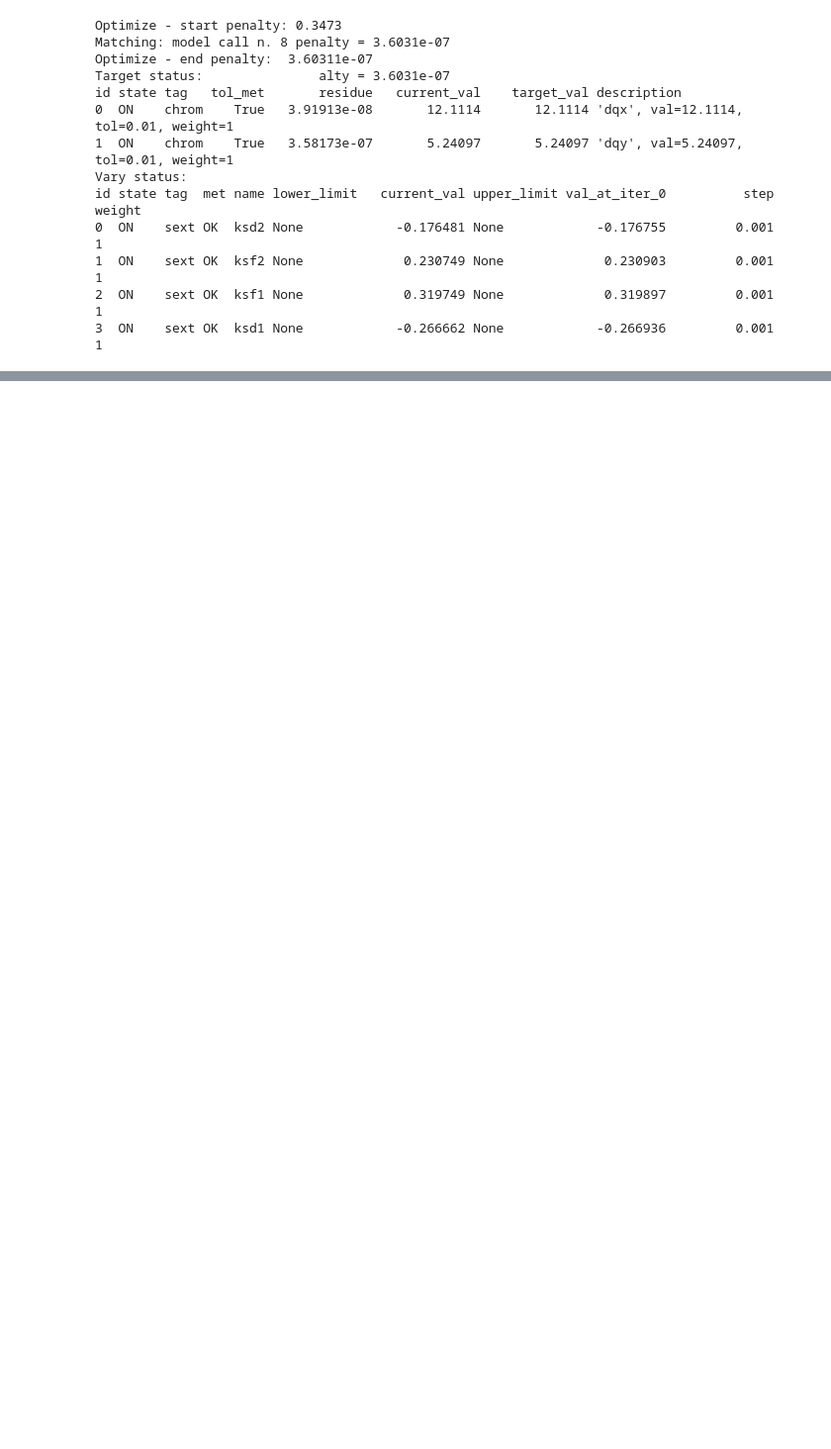
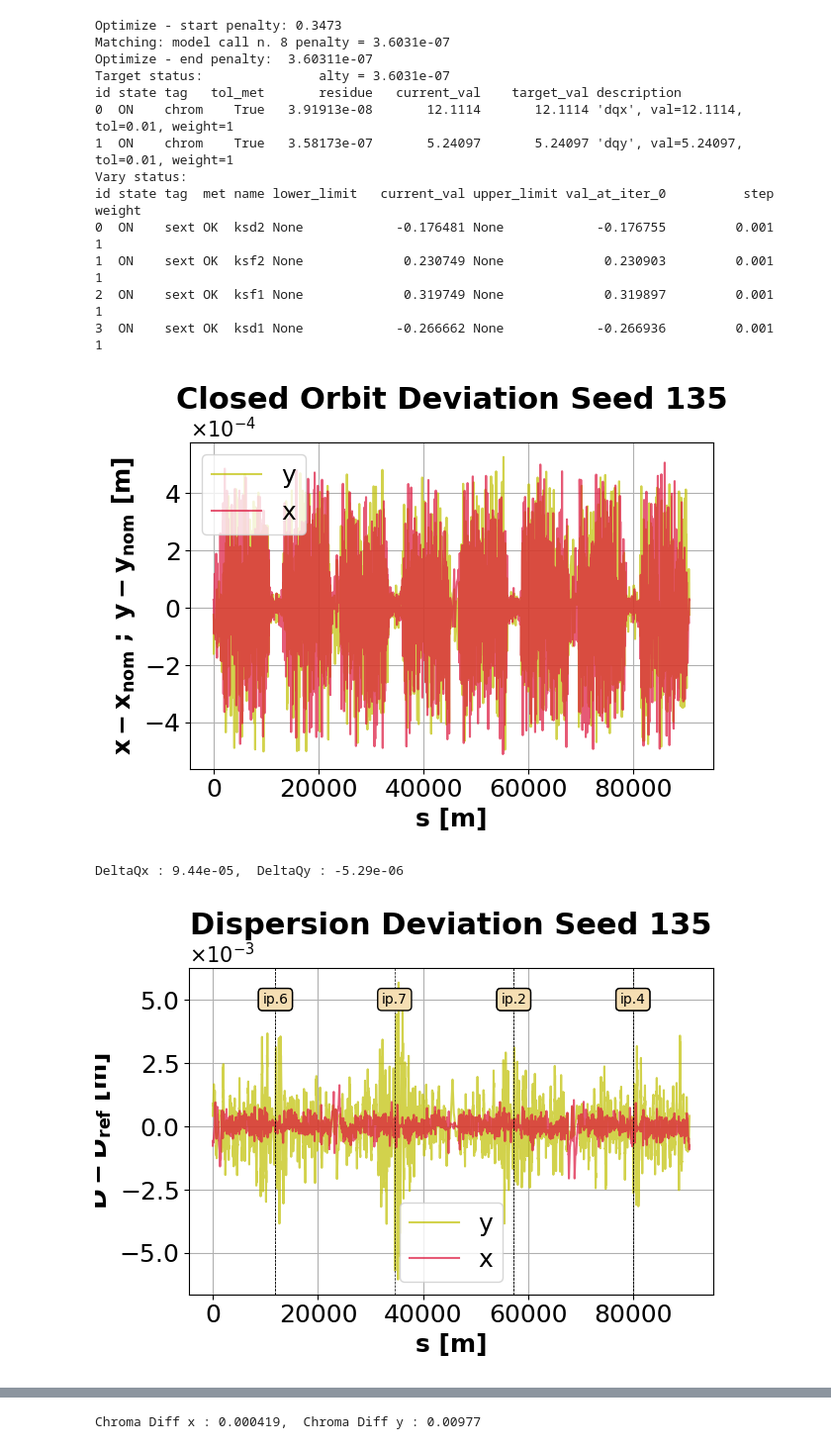
Before and after one commit to gkatsane/Cern-Technical-Student, a Jupyter notebook: LCC_Optics_Example.ipynb, the cells around one changed output, grey strips where cells are left out. Shown at 99% size. Drawn from its saved outputs; the diff is of its cells as text; code cells hidden in the pictures; blank space fills up the shorter version.

```diff
--- a/LCC_Optics_Example.ipynb
+++ b/LCC_Optics_Example.ipynb
@@ -312,49 +312,15 @@ id state tag  met name lower_limit   current_val upper_limit val_at_iter_0
 2  ON    sext OK  ksf1 None             0.319749 None             0.319897         0.001             1
 3  ON    sext OK  ksd1 None            -0.266662 None            -0.266936         0.001             1
 # %%
-# #Plotting function to examine the results
-# x,y=fn.closed_orbit_vs_s(tw_ref,  tw_optics_skew,  outline=None)
-# print(f'DeltaQx : {(tw_ref.qx-tw_optics_skew.qx):.3g},  DeltaQy : {(tw_ref.qy-tw_optics_skew.qy):.3g}')
-# dx_rms,dy_rms=fn.dispersion_deviation_vs_s(tw_ref, tw_optics_skew)
-# betx_rms,bety_rms=fn.beta_beating_vs_s(tw_ref, tw_optics_skew, zoom=None)
-# coupling_rms_re,coupling_rms_im=fn.coupling_vs_s(tw_optics_skew)
-# rdt_rms = fn.coupling_rdt_single(tw_optics_skew)
-# print(f'Chroma Diff x : {(tw_ref.dqx-tw_optics_skew.dqx):.3g},  Chroma Diff y : {(tw_ref.dqy-tw_optics_skew.dqy):.3g}')
-
-
-import numpy as np
-import matplotlib.pyplot as plt
-
-# Compute singular values
-_, s_normal, _ = np.linalg.svd(response, full_matrices=False)
-_, s_skew, _ = np.linalg.svd(response_skew, full_matrices=False)
-
-# Define cutoffs
-cutoff_normal = 22  # adjust as needed
-cutoff_skew = 22    # adjust as needed
-
-fig, (ax1, ax2) = plt.subplots(1, 2, figsize=(12, 5))
-
-# Normal response matrix
-ax1.semilogy(s_normal, 'r.', markersize=3)
-ax1.axhline(y=cutoff_normal, color='k', linestyle='--',
-            label=f'cutoff = {cutoff_normal:.1e}')
-ax1.set_xlabel('Index', fontweight='bold')
-ax1.set_ylabel('Singular value', fontweight='bold')
-ax1.set_title('Singular Value Spectrum (X)', fontweight='bold')
-ax1.legend()
-ax1.grid(True)
-
-# Skew response matrix
-ax2.semilogy(s_skew, 'r.', markersize=3)
-ax2.axhline(y=cutoff_skew, color='k', linestyle='--',
-            label=f'cutoff = {cutoff_skew:.1e}')
-ax2.set_xlabel('Index', fontweight='bold')
-ax2.set_ylabel('Singular value', fontweight='bold')
-ax2.set_title('Singular Value Spectrum (Y)', fontweight='bold')
-ax2.legend()
-ax2.grid(True)
-
-plt.tight_layout()
-plt.savefig('singular_value_spectrum.png', dpi=150, bbox_inches='tight')
-plt.show()
+#Plotting function to examine the results
+x,y=fn.closed_orbit_vs_s(tw_ref,  tw_optics_skew,  outline=None)
+print(f'DeltaQx : {(tw_ref.qx-tw_optics_skew.qx):.3g},  DeltaQy : {(tw_ref.qy-tw_optics_skew.qy):.3g}')
+dx_rms,dy_rms=fn.dispersion_deviation_vs_s(tw_ref, tw_optics_skew)
+betx_rms,bety_rms=fn.beta_beating_vs_s(tw_ref, tw_optics_skew, zoom=None)
+coupling_rms_re,coupling_rms_im=fn.coupling_vs_s(tw_optics_skew)
+rdt_rms = fn.coupling_rdt_single(tw_optics_skew)
+print(f'Chroma Diff x : {(tw_ref.dqx-tw_optics_skew.dqx):.3g},  Chroma Diff y : {(tw_ref.dqy-tw_optics_skew.dqy):.3g}')
+# %% [output]
+[figure, added]
+DeltaQx : 9.44e-05,  DeltaQy : -5.29e-06
+[figure, added]
@@ -361,3 +330,4 @@ plt.show()
+Chroma Diff x : 0.000419,  Chroma Diff y : 0.00977
 # %%
 #Introduce Synchrotron Radiation and compensate its effects with magnetic tapering for both the line with errors and the ideal one
 line.configure_radiation(model='mean')
```
Also changed, not shown: parts of 5 cells of this notebook.
